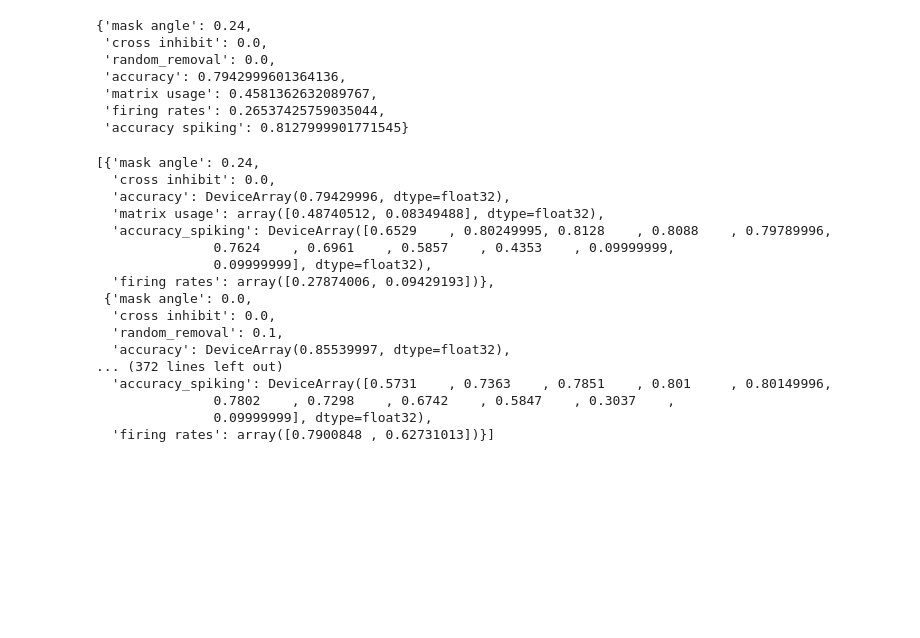
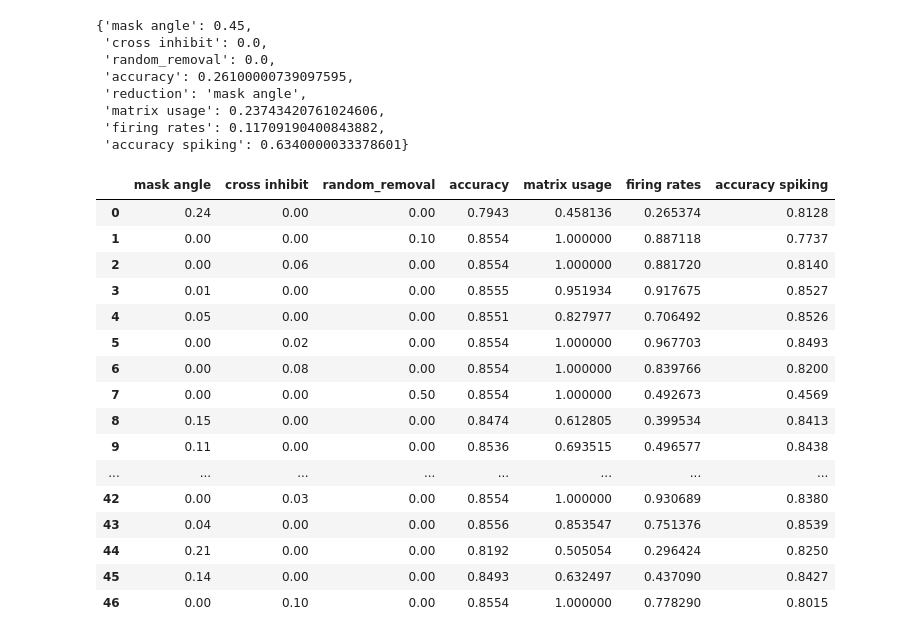
Before and after one commit to wilkieolin/phasor_jax, a Jupyter notebook: analyses/analysis.ipynb, the cells around one changed output. Cells and saved outputs as stored; diff of their text form; code cells hidden in the pictures; blank space fills up the shorter version.

```diff
--- a/analyses/analysis.ipynb
+++ b/analyses/analysis.ipynb
@@ -40,6 +40,15 @@ def reduce_result(result):
         else:
             reduced[k] = 0.0
 
+    if reduced["mask angle"] > 0.0:
+        reduced["reduction"] = "mask angle"
+    elif reduced["cross inhibit"] > 0.0:
+        reduced["reduction"] = "cross inhibit"
+    elif reduced["random_removal"] > 0.0:
+        reduced["reduction"] = "random"
+    else:
+        reduced["reduction"] = "none"
+
     avg_keys = ["matrix usage", "firing rates"]
     for k in avg_keys:
         reduced[k] = avg_fn(result[k])
@@ -50,30 +59,15 @@ def reduce_result(result):
 # %%
 reduce_result(results[0])
 # %% [output]
-{'mask angle': 0.24,
+{'mask angle': 0.45,
  'cross inhibit': 0.0,
  'random_removal': 0.0,
- 'accuracy': 0.7942999601364136,
- 'matrix usage': 0.4581362632089767,
- 'firing rates': 0.26537425759035044,
- 'accuracy spiking': 0.8127999901771545}
+ 'accuracy': 0.26100000739097595,
+ 'reduction': 'mask angle',
+ 'matrix usage': 0.23743420761024606,
+ 'firing rates': 0.11709190400843882,
+ 'accuracy spiking': 0.6340000033378601}
-# %%
-results
-# %% [output]
-[{'mask angle': 0.24,
-  'cross inhibit': 0.0,
-  'accuracy': DeviceArray(0.79429996, dtype=float32),
-  'matrix usage': array([0.48740512, 0.08349488], dtype=float32),
-  'accuracy_spiking': DeviceArray([0.6529    , 0.80249995, 0.8128    , 0.8088    , 0.79789996,
-               0.7624    , 0.6961    , 0.5857    , 0.4353    , 0.09999999,
-               0.09999999], dtype=float32),
-  'firing rates': array([0.27874006, 0.09429193])},
- {'mask angle': 0.0,
-  'cross inhibit': 0.0,
-  'random_removal': 0.1,
-  'accuracy': DeviceArray(0.85539997, dtype=float32),
-... (372 lines left out)
-  'accuracy_spiking': DeviceArray([0.5731    , 0.7363    , 0.7851    , 0.801     , 0.80149996,
-               0.7802    , 0.7298    , 0.6742    , 0.5847    , 0.3037    ,
-               0.09999999], dtype=float32),
-  'firing rates': array([0.7900848 , 0.62731013])}]
+# %%
+reduced_results = list(map(reduce_result, results))
+# %%
+df = pd.DataFrame(reduced_results)
@@ -80,3 +76,23 @@ results
+# %%
+df
+# %% [output]
+|  | mask angle | cross inhibit | random_removal | accuracy | matrix usage | firing rates | accuracy spiking |
+| 0 | 0.24 | 0.00 | 0.00 | 0.7943 | 0.458136 | 0.265374 | 0.8128 |
+| 1 | 0.00 | 0.00 | 0.10 | 0.8554 | 1.000000 | 0.887118 | 0.7737 |
+| 2 | 0.00 | 0.06 | 0.00 | 0.8554 | 1.000000 | 0.881720 | 0.8140 |
+| 3 | 0.01 | 0.00 | 0.00 | 0.8555 | 0.951934 | 0.917675 | 0.8527 |
+| 4 | 0.05 | 0.00 | 0.00 | 0.8551 | 0.827977 | 0.706492 | 0.8526 |
+| 5 | 0.00 | 0.02 | 0.00 | 0.8554 | 1.000000 | 0.967703 | 0.8493 |
+| 6 | 0.00 | 0.08 | 0.00 | 0.8554 | 1.000000 | 0.839766 | 0.8200 |
+| 7 | 0.00 | 0.00 | 0.50 | 0.8554 | 1.000000 | 0.492673 | 0.4569 |
+| 8 | 0.15 | 0.00 | 0.00 | 0.8474 | 0.612805 | 0.399534 | 0.8413 |
+| 9 | 0.11 | 0.00 | 0.00 | 0.8536 | 0.693515 | 0.496577 | 0.8438 |
+| ... | ... | ... | ... | ... | ... | ... | ... |
+| 42 | 0.00 | 0.03 | 0.00 | 0.8554 | 1.000000 | 0.930689 | 0.8380 |
+| 43 | 0.04 | 0.00 | 0.00 | 0.8556 | 0.853547 | 0.751376 | 0.8539 |
+| 44 | 0.21 | 0.00 | 0.00 | 0.8192 | 0.505054 | 0.296424 | 0.8250 |
+| 45 | 0.14 | 0.00 | 0.00 | 0.8493 | 0.632497 | 0.437090 | 0.8427 |
+| 46 | 0.00 | 0.10 | 0.00 | 0.8554 | 1.000000 | 0.778290 | 0.8015 |
 # %%
 all_accuracy = np.array([r['accuracy'] for r in results])
 # %%
```
Also changed, not shown: parts of 3 cells of this notebook, 1 other file.
